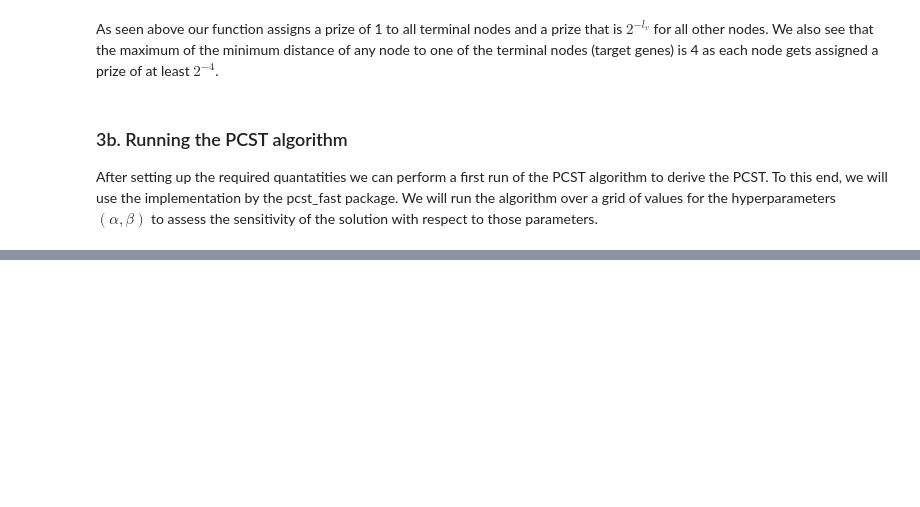
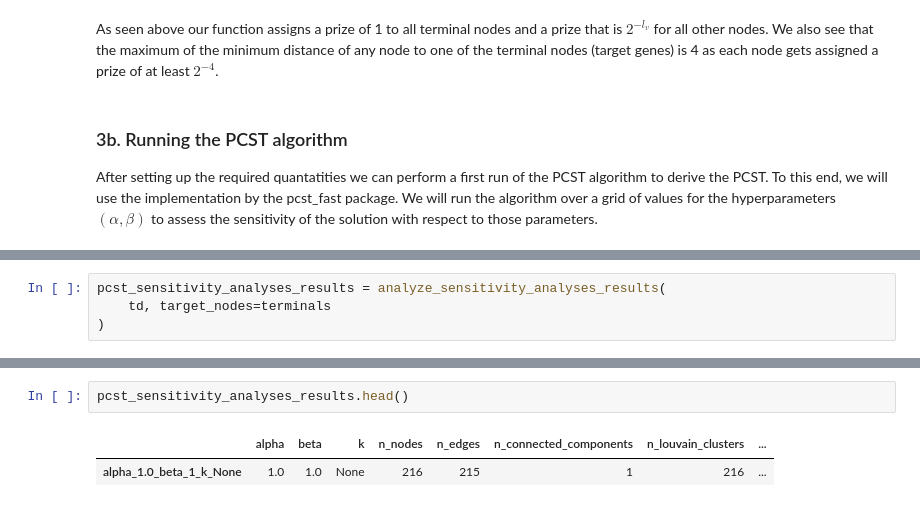
Before and after one commit to uhlerlab/image2reg, a Jupyter notebook: notebooks/ppi/steiner_tree_analysis.ipynb, the cells around one changed output, grey strips where cells are left out. Drawn from its saved outputs; the diff is of its cells as text; blank space fills up the shorter version.

```diff
--- a/notebooks/ppi/steiner_tree_analysis.ipynb
+++ b/notebooks/ppi/steiner_tree_analysis.ipynb
@@ -802,0 +1116,4 @@ Average degree:  29.7210
+# %%
+pcst_sensitivity_analyses_results = analyze_sensitivity_analyses_results(
+    td, target_nodes=terminals
+)
@@ -802,0 +1122,5 @@ Average degree:  29.7210
+# %%
+pcst_sensitivity_analyses_results.head()
+# %% [output]
+|  | alpha | beta | k | n_nodes | n_edges | n_connected_components | n_louvain_clusters | ... |
+| alpha_1.0_beta_1_k_None | 1.0 | 1.0 | None | 216 | 215 | 1 | 216 | ... |
```
Also changed, not shown: parts of 32 cells of this notebook, 1 other file.
